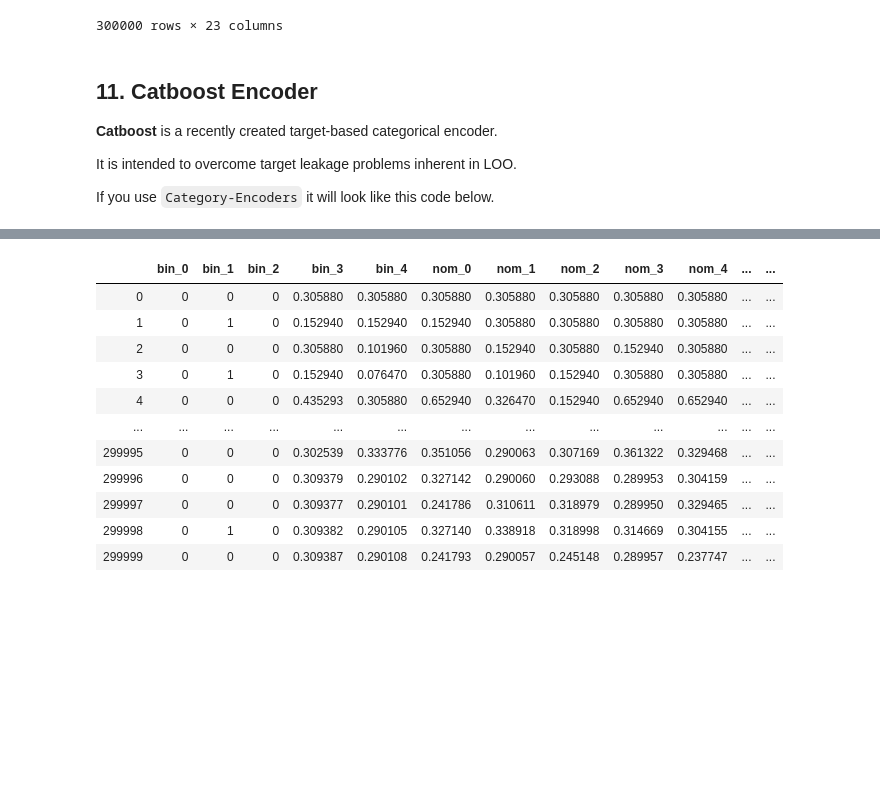
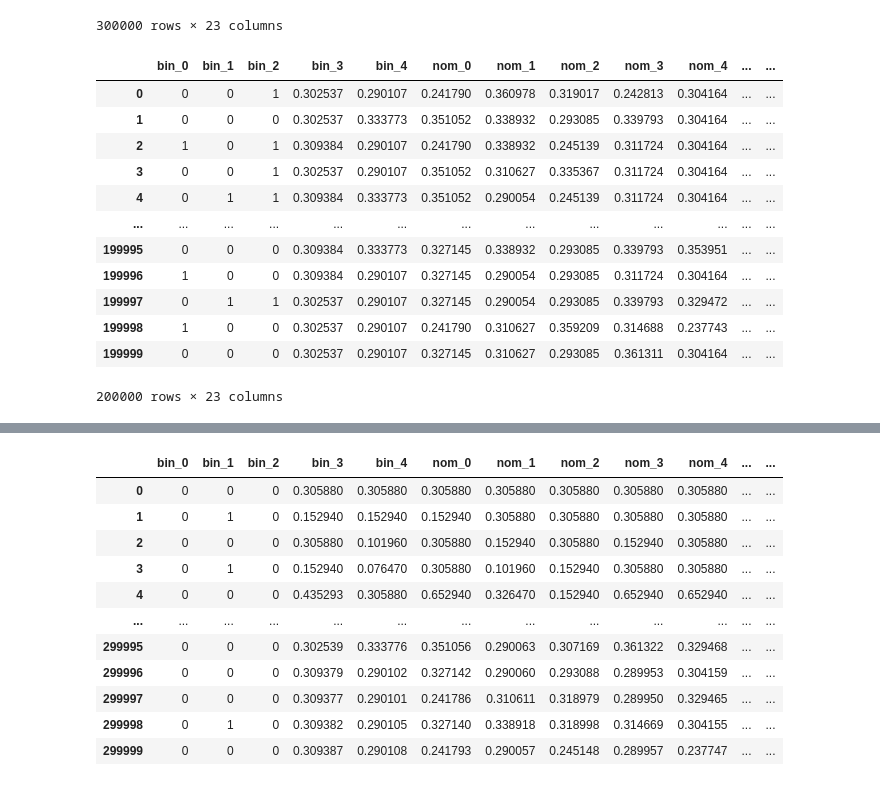
Before and after one commit to mysakbm/mysakbmPlayground, a Jupyter notebook: categorical_encoders/categorical-encoders-and-benchmark.ipynb, the cells around one changed output, grey strips where cells are left out. Cells and saved outputs as stored; diff of their text form; code cells hidden in the pictures; blank space fills up the shorter version.

Commit message:
MSG: Finished encoders. Starting to work on validation.

```diff
--- a/categorical_encoders/categorical-encoders-and-benchmark.ipynb
+++ b/categorical_encoders/categorical-encoders-and-benchmark.ipynb
@@ -487,11 +695,19 @@ train_looe
 | 299998 | 0 | 1 | 0 | 0.309380 | 0.290103 | 0.327140 | 0.338918 | 0.318998 | 0.314669 | 0.304155 | ... | ... |
 | 299999 | 0 | 0 | 0 | 0.309387 | 0.290108 | 0.241793 | 0.290057 | 0.245146 | 0.289957 | 0.237746 | ... | ... |
 300000 rows × 23 columns
-# %% [markdown]
-## 11. Catboost Encoder
-
-**Catboost** is a recently created target-based categorical encoder.
-
-It is intended to overcome target leakage problems inherent in LOO.
-
-If you use `Category-Encoders` it will look like this code below.
+# %%
+test_looe
+# %% [output]
+|  | bin_0 | bin_1 | bin_2 | bin_3 | bin_4 | nom_0 | nom_1 | nom_2 | nom_3 | nom_4 | ... | ... |
+| 0 | 0 | 0 | 1 | 0.302537 | 0.290107 | 0.241790 | 0.360978 | 0.319017 | 0.242813 | 0.304164 | ... | ... |
+| 1 | 0 | 0 | 0 | 0.302537 | 0.333773 | 0.351052 | 0.338932 | 0.293085 | 0.339793 | 0.304164 | ... | ... |
+| 2 | 1 | 0 | 1 | 0.309384 | 0.290107 | 0.241790 | 0.338932 | 0.245139 | 0.311724 | 0.304164 | ... | ... |
+| 3 | 0 | 0 | 1 | 0.302537 | 0.290107 | 0.351052 | 0.310627 | 0.335367 | 0.311724 | 0.304164 | ... | ... |
+| 4 | 0 | 1 | 1 | 0.309384 | 0.333773 | 0.351052 | 0.290054 | 0.245139 | 0.311724 | 0.304164 | ... | ... |
+| ... | ... | ... | ... | ... | ... | ... | ... | ... | ... | ... | ... | ... |
+| 199995 | 0 | 0 | 0 | 0.309384 | 0.333773 | 0.327145 | 0.338932 | 0.293085 | 0.339793 | 0.353951 | ... | ... |
+| 199996 | 1 | 0 | 0 | 0.309384 | 0.290107 | 0.327145 | 0.290054 | 0.293085 | 0.311724 | 0.304164 | ... | ... |
+| 199997 | 0 | 1 | 1 | 0.302537 | 0.290107 | 0.327145 | 0.290054 | 0.293085 | 0.339793 | 0.329472 | ... | ... |
+| 199998 | 1 | 0 | 0 | 0.302537 | 0.290107 | 0.241790 | 0.310627 | 0.359209 | 0.314688 | 0.237743 | ... | ... |
+| 199999 | 0 | 0 | 0 | 0.302537 | 0.290107 | 0.327145 | 0.310627 | 0.293085 | 0.361311 | 0.304164 | ... | ... |
+200000 rows × 23 columns
```
Also changed, not shown: parts of 94 cells of this notebook.
